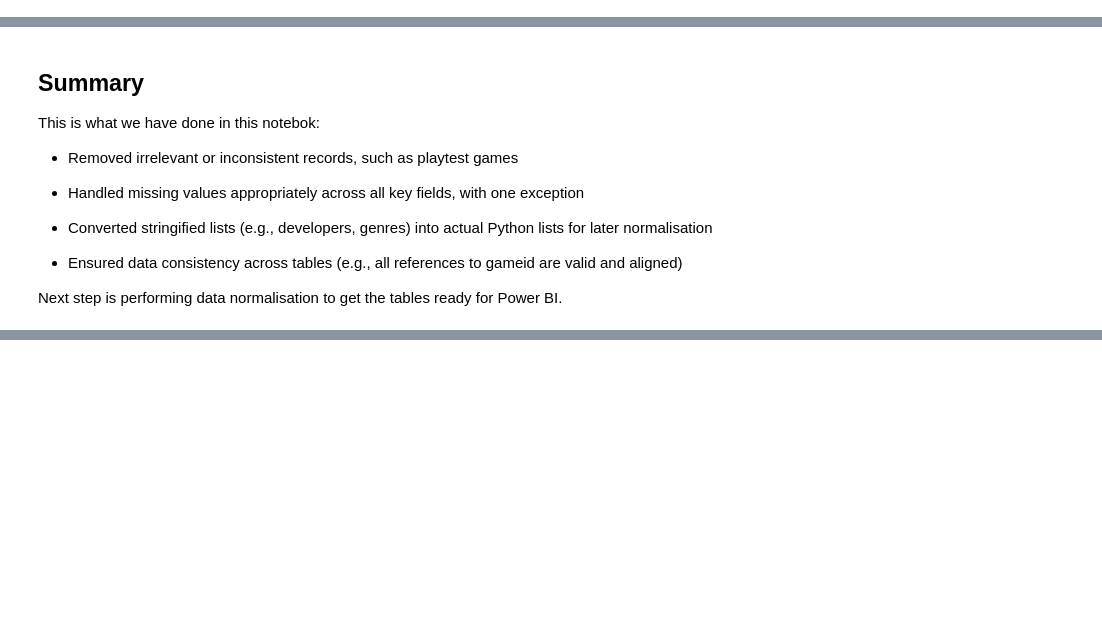
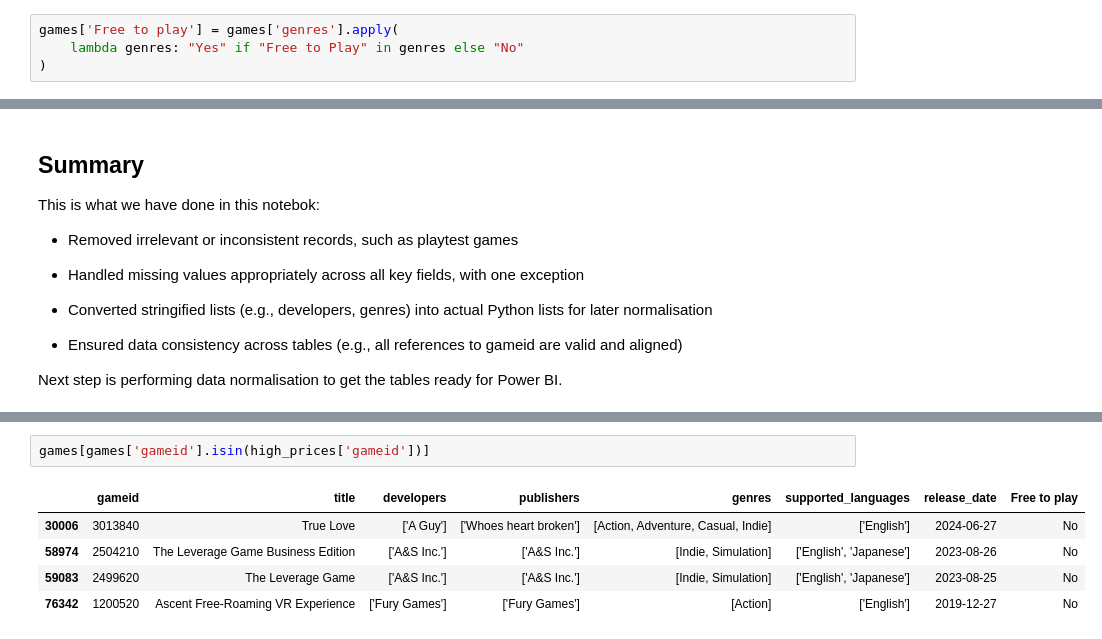
Before and after one commit to timmy1996/games, a Jupyter notebook: notebooks/steam_data_clean_up.ipynb, the cells around one changed output, grey strips where cells are left out. Saved outputs shown, nothing was run; the diff lists cells and outputs as text; blank space fills up the shorter version.

```diff
--- a/notebooks/steam_data_clean_up.ipynb
+++ b/notebooks/steam_data_clean_up.ipynb
@@ -543,0 +553,4 @@ prices.head(3)
+# %%
+games['Free to play'] = games['genres'].apply(
+    lambda genres: "Yes" if "Free to Play" in genres else "No"
+)
@@ -848,0 +897,8 @@ Next step is performing data normalisation to get the tables ready for Power BI.
+# %%
+games[games['gameid'].isin(high_prices['gameid'])]
+# %% [output]
+|  | gameid | title | developers | publishers | genres | supported_languages | release_date | Free to play |
+| 30006 | 3013840 | True Love | ['A Guy'] | ['Whoes heart broken'] | [Action, Adventure, Casual, Indie] | ['English'] | 2024-06-27 | No |
+| 58974 | 2504210 | The Leverage Game Business Edition | ['A&S Inc.'] | ['A&S Inc.'] | [Indie, Simulation] | ['English', 'Japanese'] | 2023-08-26 | No |
+| 59083 | 2499620 | The Leverage Game | ['A&S Inc.'] | ['A&S Inc.'] | [Indie, Simulation] | ['English', 'Japanese'] | 2023-08-25 | No |
+| 76342 | 1200520 | Ascent Free-Roaming VR Experience | ['Fury Games'] | ['Fury Games'] | [Action] | ['English'] | 2019-12-27 | No |
```
Also changed, not shown: parts of 12 cells of this notebook, 1 other file.
